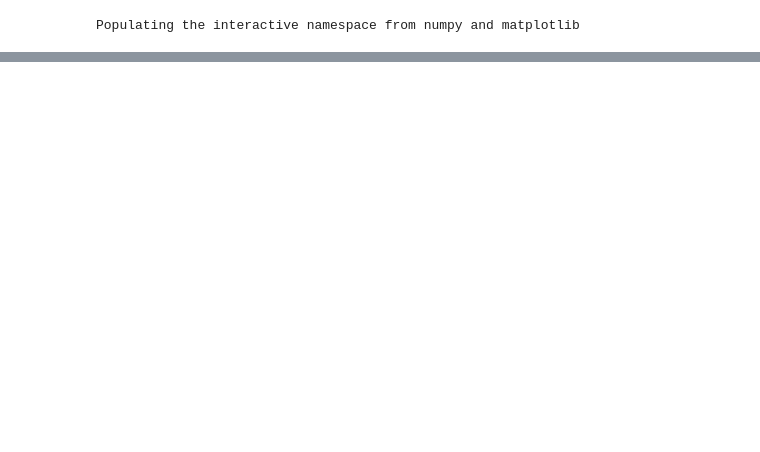
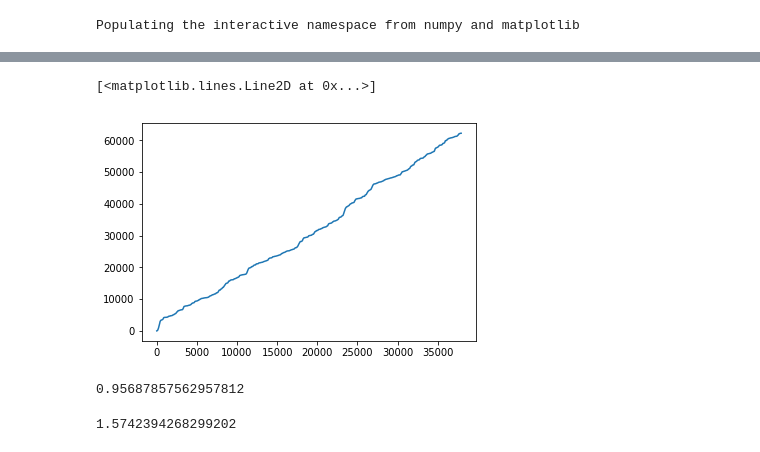
Before and after one commit to InzamamRahaman/COMP3950-2018, a Jupyter notebook: Queueing Example #1.ipynb, the cells around one changed output, grey strips where cells are left out. Saved outputs shown, nothing was run; the diff lists cells and outputs as text; code cells hidden in the pictures; blank space fills up the shorter version.

```diff
--- a/Queueing Example #1.ipynb
+++ b/Queueing Example #1.ipynb
@@ -237,0 +258,22 @@ array([ 8,  7, 21,  8,  8, 12, 14, 10,  6,  4,  1,  3,  4,  7,  4, 17, 26,
+# %%
+rolling_average = []
+acc = 0.0
+n = 1.0
+for c in num_customers_system:
+    acc += c
+    rolling_average.append(acc/n)
+# %%
+rolling_average = np.array(rolling_average)
+plt.plot(range(len(rolling_average)),
+         rolling_average)
+# %% [output]
+[<matplotlib.lines.Line2D at 0x...>]
+[figure, added]
+# %%
+np.mean(num_customers_line[first_valid:])
+# %% [output]
+0.95687857562957812
+# %%
+np.mean(num_customers_system[first_valid:])
+# %% [output]
+1.5742394268299202
```
Also changed, not shown: parts of 21 cells of this notebook, 1 other file.
